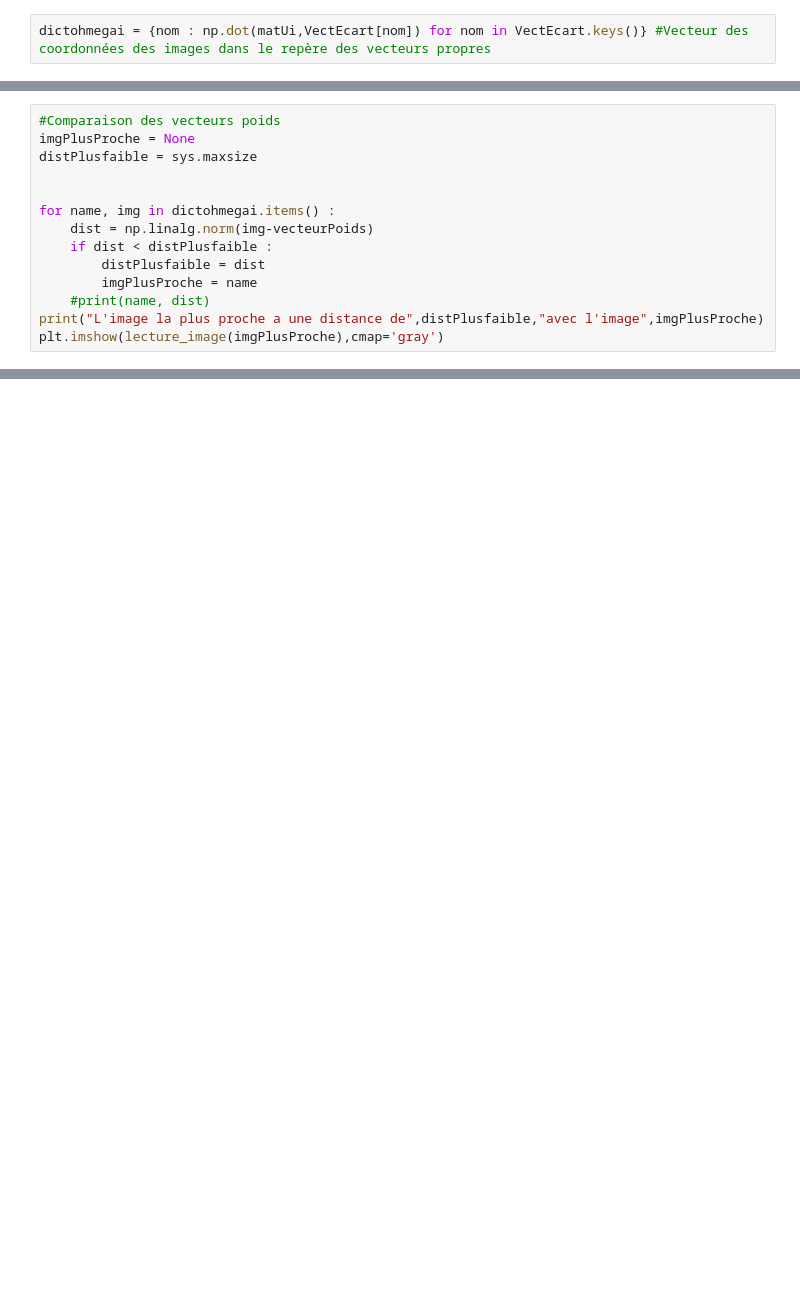
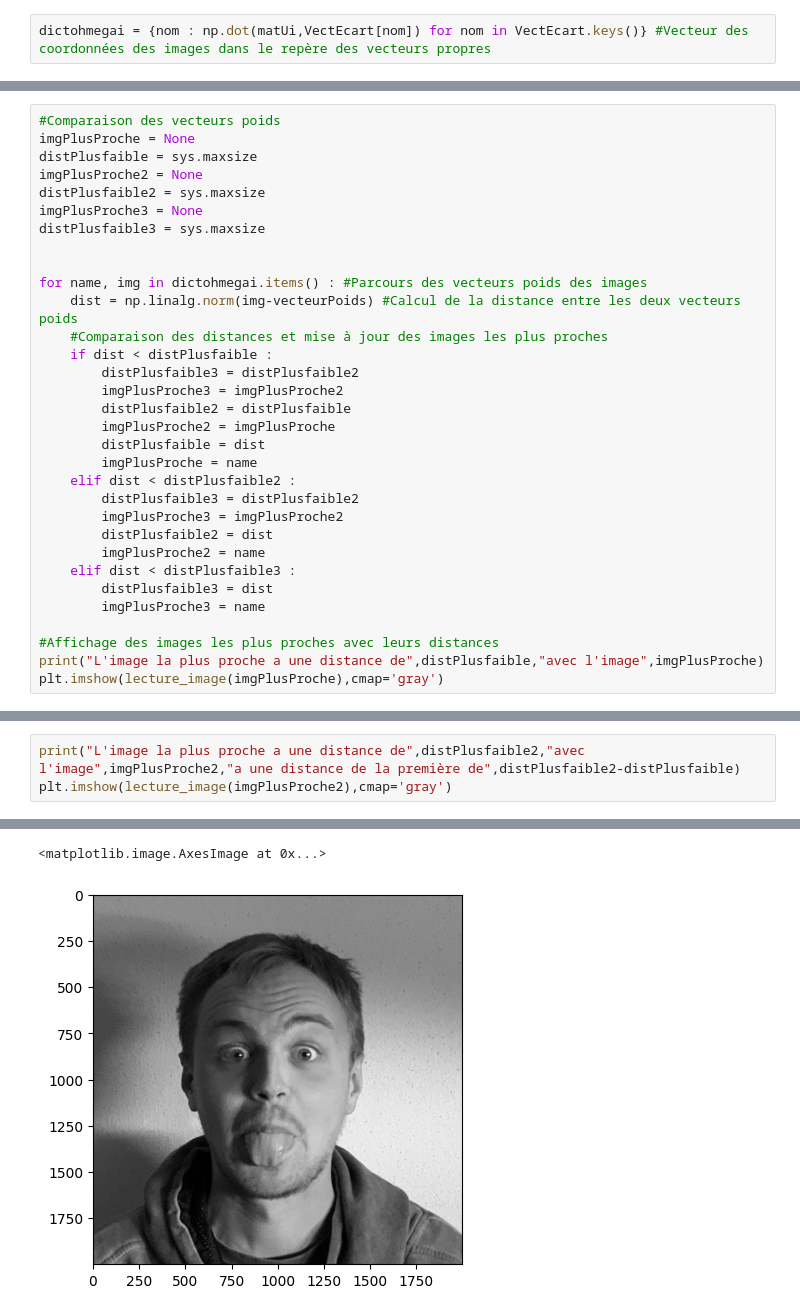
Before and after one commit to simlefebvre/VA53-ACP, a Jupyter notebook: ACP.ipynb, the cells around one changed output, grey strips where cells are left out. Cells and saved outputs as stored; diff of their text form; blank space fills up the shorter version.

```diff
--- a/ACP.ipynb
+++ b/ACP.ipynb
@@ -127,14 +99,32 @@ vecteurPoids = np.dot(matUi,ecartMoyenne)
 #Comparaison des vecteurs poids
 imgPlusProche = None
 distPlusfaible = sys.maxsize
+imgPlusProche2 = None
+distPlusfaible2 = sys.maxsize
+imgPlusProche3 = None
+distPlusfaible3 = sys.maxsize
 
 
-for name, img in dictohmegai.items() :
-    dist = np.linalg.norm(img-vecteurPoids)
+for name, img in dictohmegai.items() : #Parcours des vecteurs poids des images
+    dist = np.linalg.norm(img-vecteurPoids) #Calcul de la distance entre les deux vecteurs poids
+    #Comparaison des distances et mise à jour des images les plus proches
     if dist < distPlusfaible :
+        distPlusfaible3 = distPlusfaible2
+        imgPlusProche3 = imgPlusProche2
+        distPlusfaible2 = distPlusfaible
+        imgPlusProche2 = imgPlusProche
         distPlusfaible = dist
         imgPlusProche = name
-    #print(name, dist)
+    elif dist < distPlusfaible2 :
+        distPlusfaible3 = distPlusfaible2
+        imgPlusProche3 = imgPlusProche2
+        distPlusfaible2 = dist
+        imgPlusProche2 = name
+    elif dist < distPlusfaible3 :
+        distPlusfaible3 = dist
+        imgPlusProche3 = name
+
+#Affichage des images les plus proches avec leurs distances
 print("L'image la plus proche a une distance de",distPlusfaible,"avec l'image",imgPlusProche)
 plt.imshow(lecture_image(imgPlusProche),cmap='gray')
 # %% [output]
@@ -142,2 +132,6 @@ L'image la plus proche a une distance de 0.0 avec l'image IMG_2148_R.jpeg
 <matplotlib.image.AxesImage at 0x...>
 [figure]
+# %%
+print("L'image la plus proche a une distance de",distPlusfaible2,"avec l'image",imgPlusProche2,"a une distance de la première de",distPlusfaible2-distPlusfaible)
+plt.imshow(lecture_image(imgPlusProche2),cmap='gray')
+# %% [output]
@@ -143,0 +139,2 @@ L'image la plus proche a une distance de 0.0 avec l'image IMG_2148_R.jpeg
+<matplotlib.image.AxesImage at 0x...>
+[figure, added]
```
Also changed, not shown: parts of 20 cells of this notebook.
